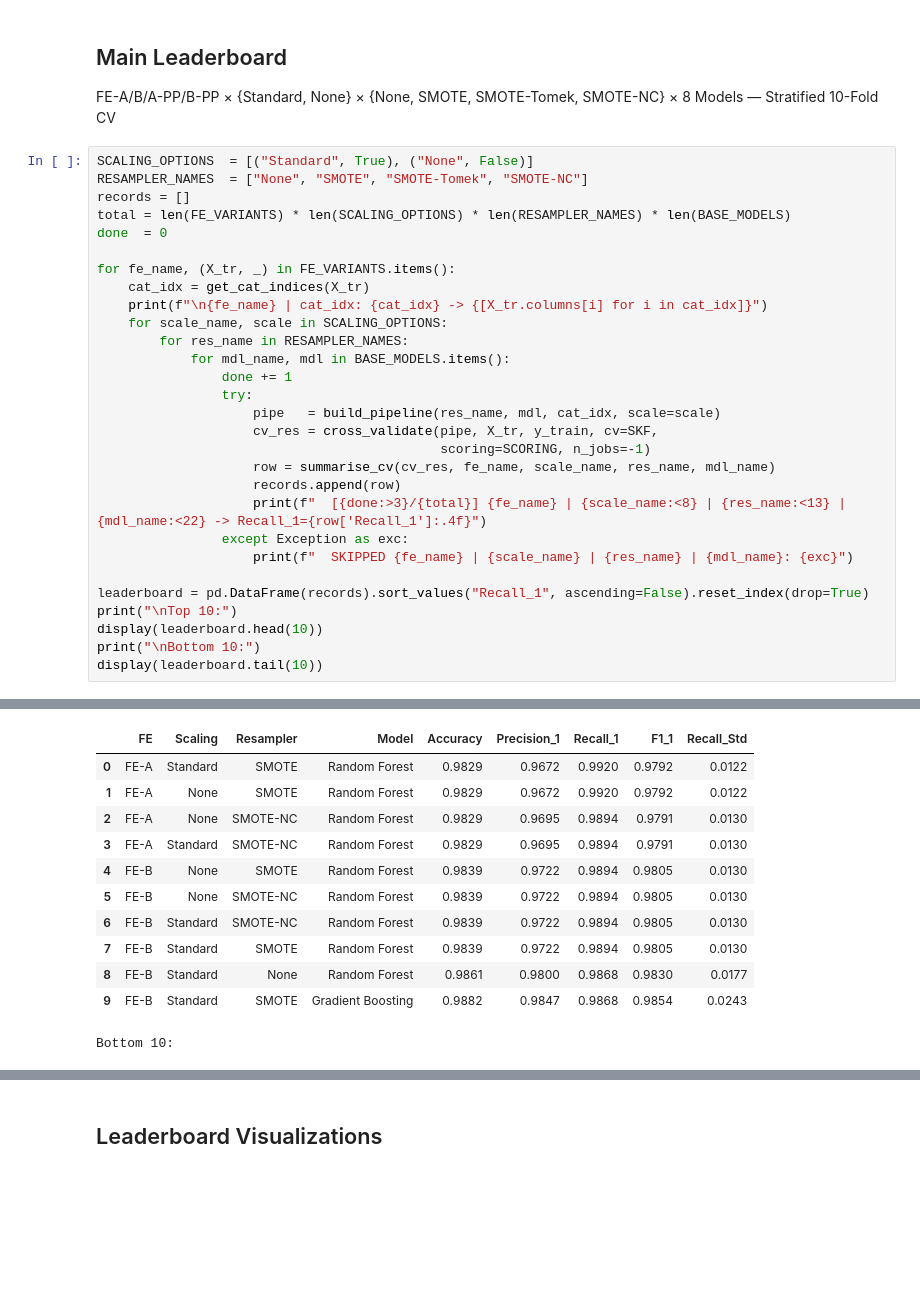
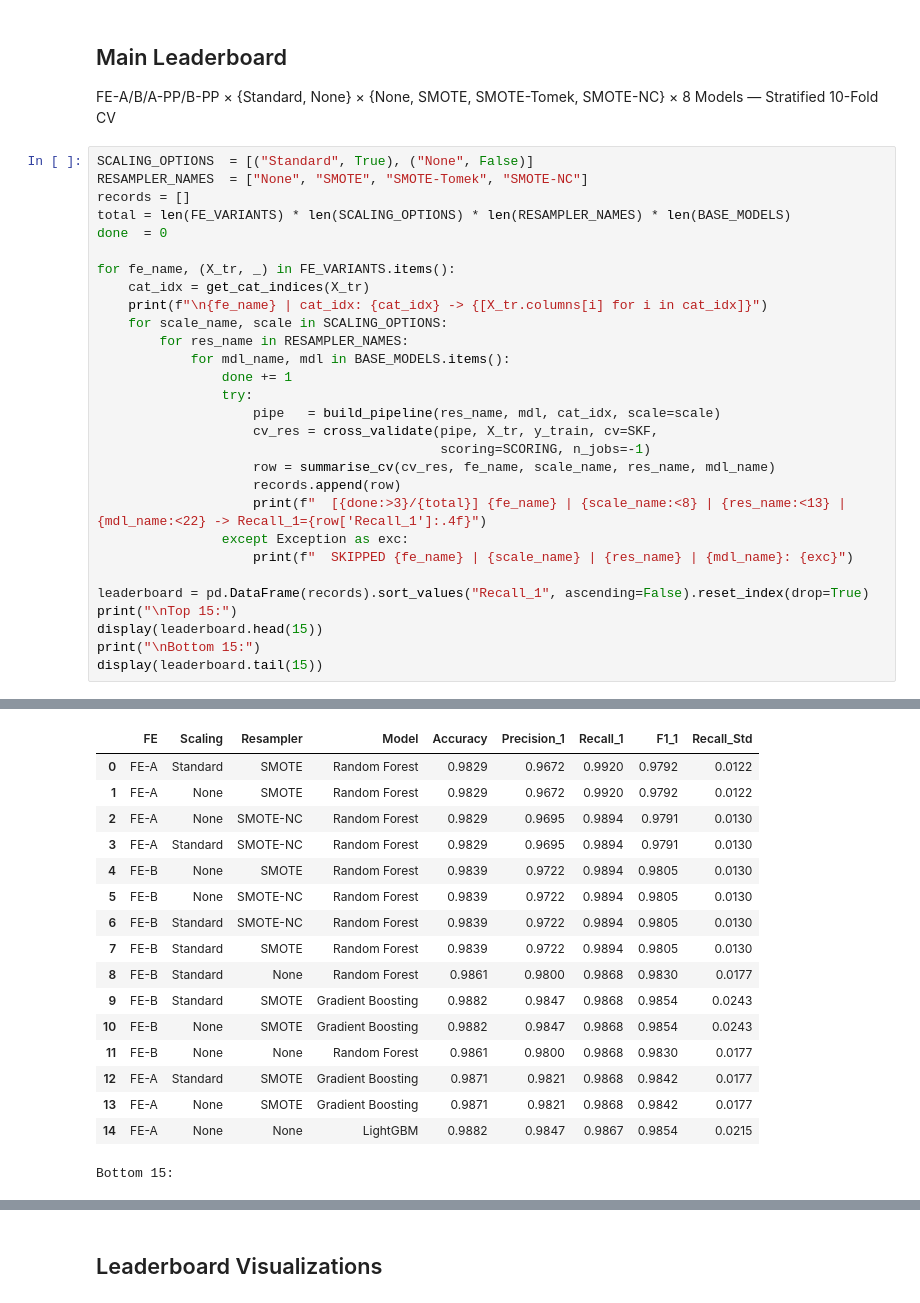
Before and after one commit to alifnw/3-Alif-Livyandra, a Jupyter notebook: notebooks/02_model_development.ipynb, the cells around one changed output, grey strips where cells are left out. Cells and saved outputs as stored; diff of their text form; blank space fills up the shorter version.

```diff
--- a/notebooks/02_model_development.ipynb
+++ b/notebooks/02_model_development.ipynb
@@ -221,10 +256,10 @@ for fe_name, (X_tr, _) in FE_VARIANTS.items():
                     print(f"  SKIPPED {fe_name} | {scale_name} | {res_name} | {mdl_name}: {exc}")
 
 leaderboard = pd.DataFrame(records).sort_values("Recall_1", ascending=False).reset_index(drop=True)
-print("\nTop 10:")
-display(leaderboard.head(10))
-print("\nBottom 10:")
-display(leaderboard.tail(10))
+print("\nTop 15:")
+display(leaderboard.head(15))
+print("\nBottom 15:")
+display(leaderboard.tail(15))
 # %% [output]
 FE-A | cat_idx: [7, 8, 9, 10, 11] -> ['Previous Complications', 'Preexisting Diabetes', 'Gestational Diabetes', 'Mental Health', 'Is_Fever']
   [  1/256] FE-A | Standard | None          | Logistic Regression    -> Recall_1=0.9549
@@ -246,13 +281,18 @@ Top 10:
 |  | FE | Scaling | Resampler | Model | Accuracy | Precision_1 | Recall_1 | F1_1 | Recall_Std |
 | 0 | FE-A | Standard | SMOTE | Random Forest | 0.9829 | 0.9672 | 0.9920 | 0.9792 | 0.0122 |
 | 1 | FE-A | None | SMOTE | Random Forest | 0.9829 | 0.9672 | 0.9920 | 0.9792 | 0.0122 |
 | 2 | FE-A | None | SMOTE-NC | Random Forest | 0.9829 | 0.9695 | 0.9894 | 0.9791 | 0.0130 |
 | 3 | FE-A | Standard | SMOTE-NC | Random Forest | 0.9829 | 0.9695 | 0.9894 | 0.9791 | 0.0130 |
 | 4 | FE-B | None | SMOTE | Random Forest | 0.9839 | 0.9722 | 0.9894 | 0.9805 | 0.0130 |
 | 5 | FE-B | None | SMOTE-NC | Random Forest | 0.9839 | 0.9722 | 0.9894 | 0.9805 | 0.0130 |
 | 6 | FE-B | Standard | SMOTE-NC | Random Forest | 0.9839 | 0.9722 | 0.9894 | 0.9805 | 0.0130 |
 | 7 | FE-B | Standard | SMOTE | Random Forest | 0.9839 | 0.9722 | 0.9894 | 0.9805 | 0.0130 |
 | 8 | FE-B | Standard | None | Random Forest | 0.9861 | 0.9800 | 0.9868 | 0.9830 | 0.0177 |
 | 9 | FE-B | Standard | SMOTE | Gradient Boosting | 0.9882 | 0.9847 | 0.9868 | 0.9854 | 0.0243 |
+| 10 | FE-B | None | SMOTE | Gradient Boosting | 0.9882 | 0.9847 | 0.9868 | 0.9854 | 0.0243 |
+| 11 | FE-B | None | None | Random Forest | 0.9861 | 0.9800 | 0.9868 | 0.9830 | 0.0177 |
+| 12 | FE-A | Standard | SMOTE | Gradient Boosting | 0.9871 | 0.9821 | 0.9868 | 0.9842 | 0.0177 |
+| 13 | FE-A | None | SMOTE | Gradient Boosting | 0.9871 | 0.9821 | 0.9868 | 0.9842 | 0.0177 |
+| 14 | FE-A | None | None | LightGBM | 0.9882 | 0.9847 | 0.9867 | 0.9854 | 0.0215 |
-Bottom 10:
+Bottom 15:
 |  | FE | Scaling | Resampler | Model | Accuracy | Precision_1 | Recall_1 | F1_1 | Recall_Std |
```
Also changed, not shown: parts of 11 cells of this notebook, 12 other files.
